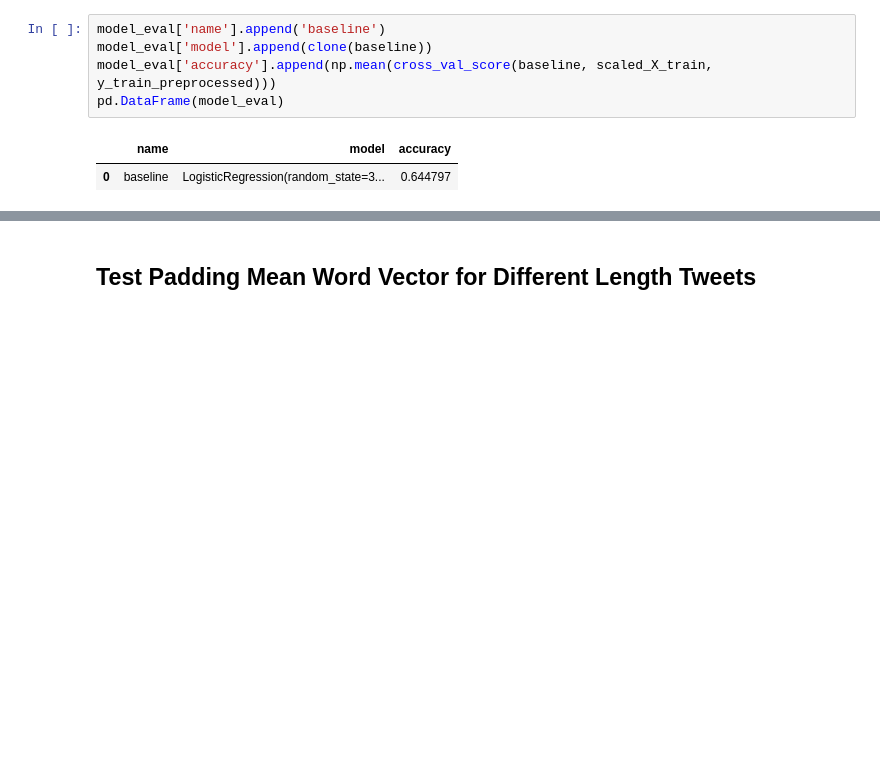
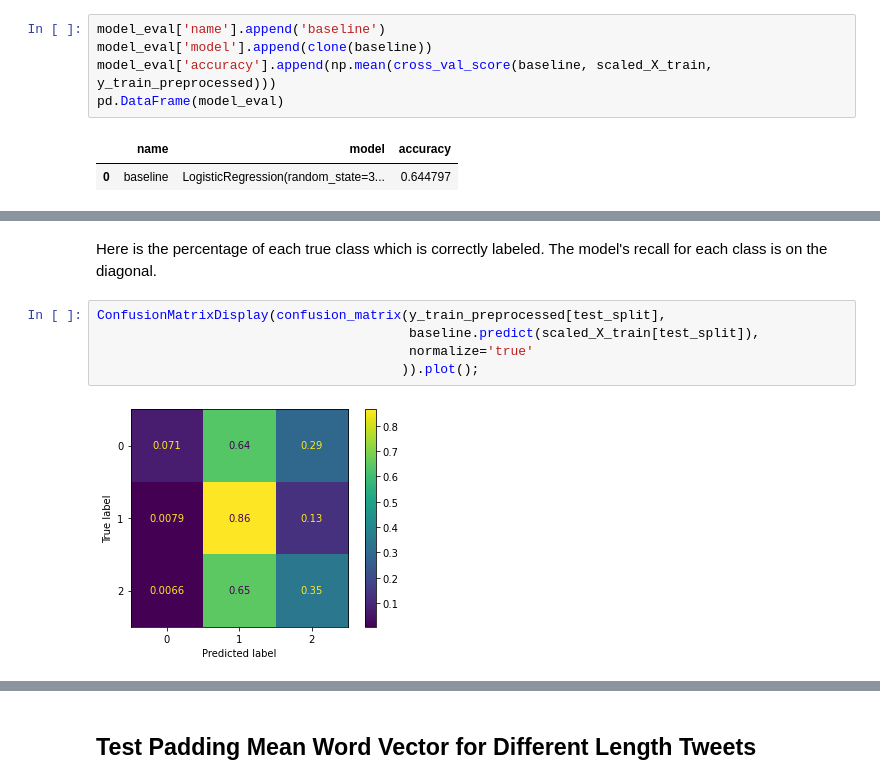
Before and after one commit to ran0027/twitter-sentiment-analysis, a Jupyter notebook: notebook.ipynb, the cells around one changed output, grey strips where cells are left out. Cells and saved outputs as stored; diff of their text form; blank space fills up the shorter version.

```diff
--- a/notebook.ipynb
+++ b/notebook.ipynb
@@ -277,0 +303,9 @@ pd.DataFrame(model_eval)
+# %% [markdown]
+Here is the percentage of each true class which is correctly labeled. The model's recall for each class is on the diagonal.
+# %%
+ConfusionMatrixDisplay(confusion_matrix(y_train_preprocessed[test_split],
+                                        baseline.predict(scaled_X_train[test_split]),
+                                        normalize='true'
+                                       )).plot();
+# %% [output]
+[figure, added]
```
Also changed, not shown: parts of 28 cells of this notebook.
